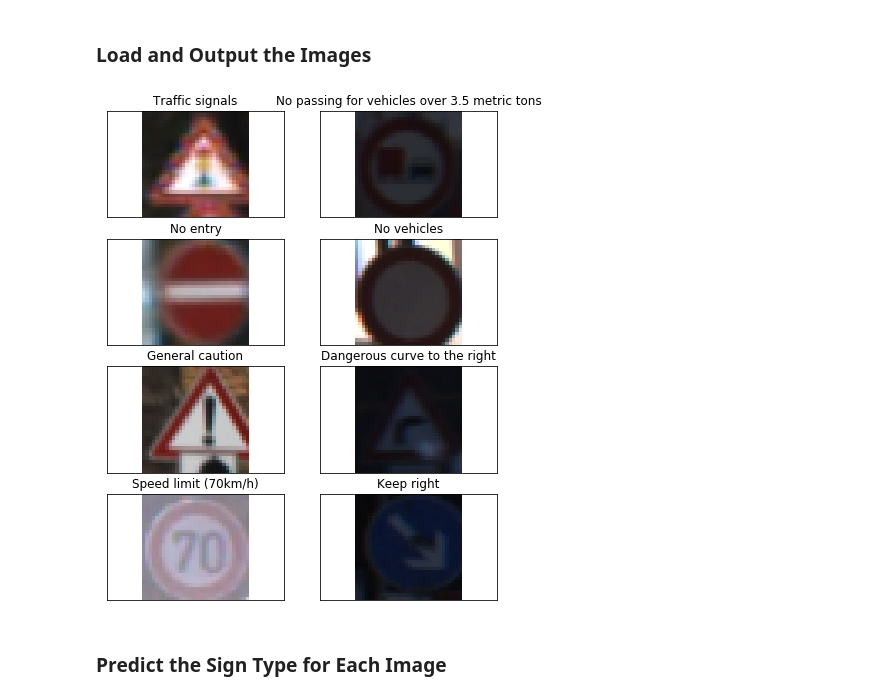
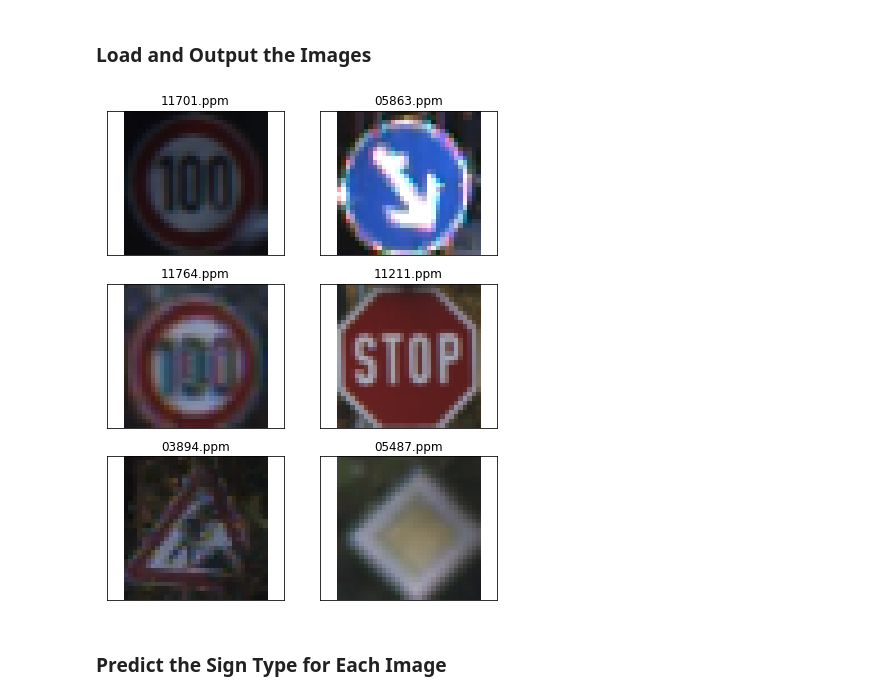
Before and after one commit to yhbyhb/CarND, a Jupyter notebook: Term1/project/CarND-Traffic-Sign-Classifier-Project/Traffic_Sign_Classifier.ipynb, the cells around one changed output. Saved outputs shown, nothing was run; the diff lists cells and outputs as text; code cells hidden in the pictures.

```diff
--- a/Term1/project/CarND-Traffic-Sign-Classifier-Project/Traffic_Sign_Classifier.ipynb
+++ b/Term1/project/CarND-Traffic-Sign-Classifier-Project/Traffic_Sign_Classifier.ipynb
@@ -196,0 +296,12 @@ n_channel = X_train[0].shape[2]
+# %%
+X_train_aug = None
+y_train_aug = None
+X_train_aug = X_train.copy()
+y_train_aug = y_train.copy()
+
+for i in range(n_transformed_images):
+    transformed_images = []
+    for image in X_train:
+        transformed_images.append(transform_image(image, 10, 10, 10))
+    X_train_aug = np.concatenate((X_train_aug, np.array(transformed_images)))
+    y_train_aug = np.concatenate((y_train_aug, y_train))
@@ -364,59 +484,43 @@ You may find `signnames.csv` useful as it contains mappings from the class id (i
 ### Feel free to use as many code cells as needed.
 import csv
 import pandas as pd
 import scipy
 from random import randint
 
 df_signnames = pd.read_csv('signnames.csv')
 
-# Images from http://benchmark.ini.rub.de/Dataset/GTSRB_Final_Training_Images.zip
-image_path = './GTSRB/Final_Training/Images'
-
+# Images from http://benchmark.ini.rub.de/Dataset/GTSRB_Final_Test_Images.zip
+image_path = './GTSRB/Final_Test/Images'
 def readTrafficSigns(rootpath):
-    '''Reads traffic sign data for German Traffic Sign Recognition Benchmark.
-
-    Arguments: path to the traffic sign data, for example './GTSRB/Training'
-    Returns:   list of images, list of corresponding labels'''
-
-    df_list = []
-    # loop over all 42 classes
-    for c in range(0,43):
-        images = []
-        prefix = rootpath + '/' + format(c, '05d') + '/' # subdirectory for class
-        gtFile = open(prefix + 'GT-'+ format(c, '05d') + '.csv') # annotations file
-        df = pd.read_csv(gtFile, delimiter=';')
-        df_list.append(df)
-
-    return pd.concat(df_list)
+    images = []
+    prefix = rootpath + '/' # subdirectory for class
+    gtFile = open(prefix + 'GT-final_test.test' + '.csv') # annotations file
+    df = pd.read_csv(gtFile, delimiter=';')
+    return df
 
 df_traffic_signs = readTrafficSigns(image_path)
 
-# Select ramdon 8 images.
-n_images = 8
+# Select ramdon 6 images.
+n_images = 6
 rand_idxes =[randint(0,df_traffic_signs.shape[0]) for p in range(0,n_images)]
 
 image_list = []
-label_list = []
-fig, axes = plt.subplots(4, 2, sharex=True, sharey=True, figsize=(7,9),)
+fig, axes = plt.subplots(3, 2, sharex=True, sharey=True, figsize=(7,9),)
 for rnd_idx, ax in zip(rand_idxes, axes.flatten()):
     row = df_traffic_signs.iloc[rnd_idx]
-    c = row['ClassId']
-    prefix = image_path + '/' + format(c, '05d') + '/' # subdirectory for class
+    prefix = image_path + '/' # subdirectory for class
     filename = row['Filename']
     image = plt.imread(prefix + filename)
 
-    class_name = df_signnames['SignName'][c]
     # crop valid sign area
     image_cropped = image[row['Roi.X1']:row['Roi.X2'], row['Roi.Y1']:row['Roi.Y2'], :]
     # resize image with 32x32 size
     image = scipy.misc.imresize(image_cropped, (32, 32))
-
     image_list.append(image)
-    label_list.append(c)
 
     ax.imshow(image)
-    ax.set_title(class_name)
+    ax.set_title(filename)
     ax.xaxis.set_visible(False)
     ax.yaxis.set_visible(False)
 # %% [output]
-[figure, old version]
+[figure, new version]
```
Also changed, not shown: parts of 14 cells of this notebook, 1 other file.
